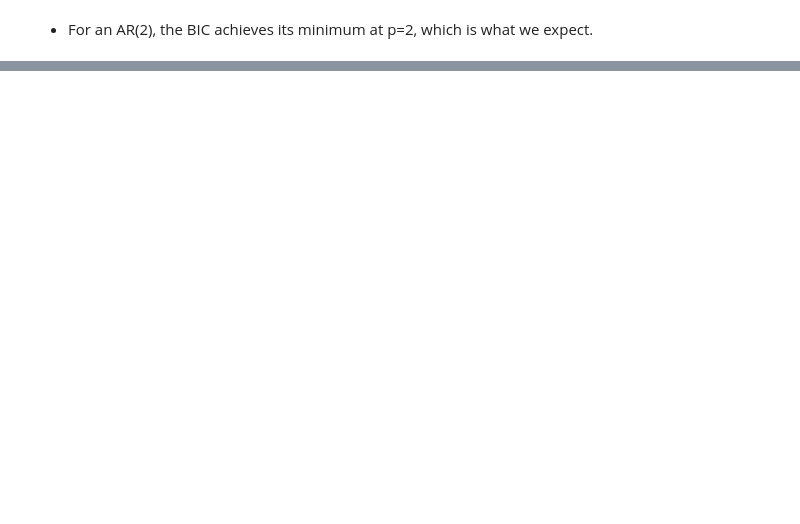
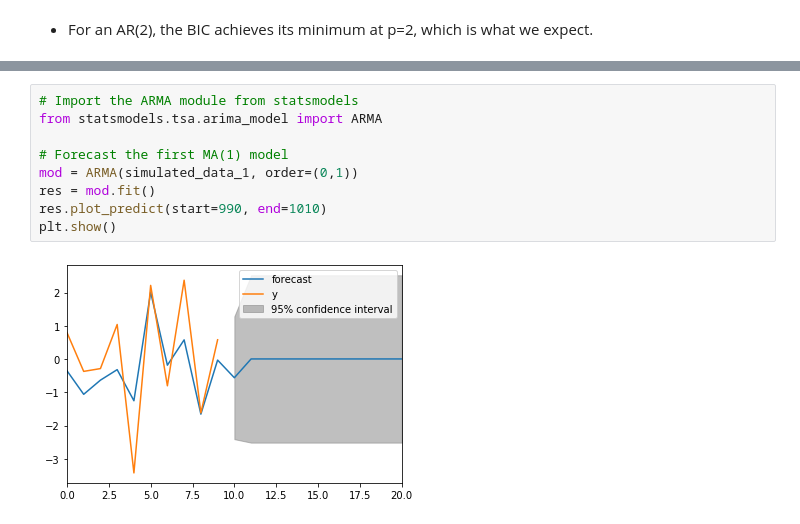
Before and after one commit to kurtsenol/pandas, a Jupyter notebook: time_series_2.ipynb, the cells around one changed output, grey strips where cells are left out. Saved outputs shown, nothing was run; the diff lists cells and outputs as text; blank space fills up the shorter version.

```diff
--- a/time_series_2.ipynb
+++ b/time_series_2.ipynb
@@ -304,0 +428,11 @@ plt.show()
+# %%
+# Import the ARMA module from statsmodels
+from statsmodels.tsa.arima_model import ARMA
+
+# Forecast the first MA(1) model
+mod = ARMA(simulated_data_1, order=(0,1))
+res = mod.fit()
+res.plot_predict(start=990, end=1010)
+plt.show()
+# %% [output]
+[figure, added]
```
Also changed, not shown: parts of 34 cells of this notebook.
